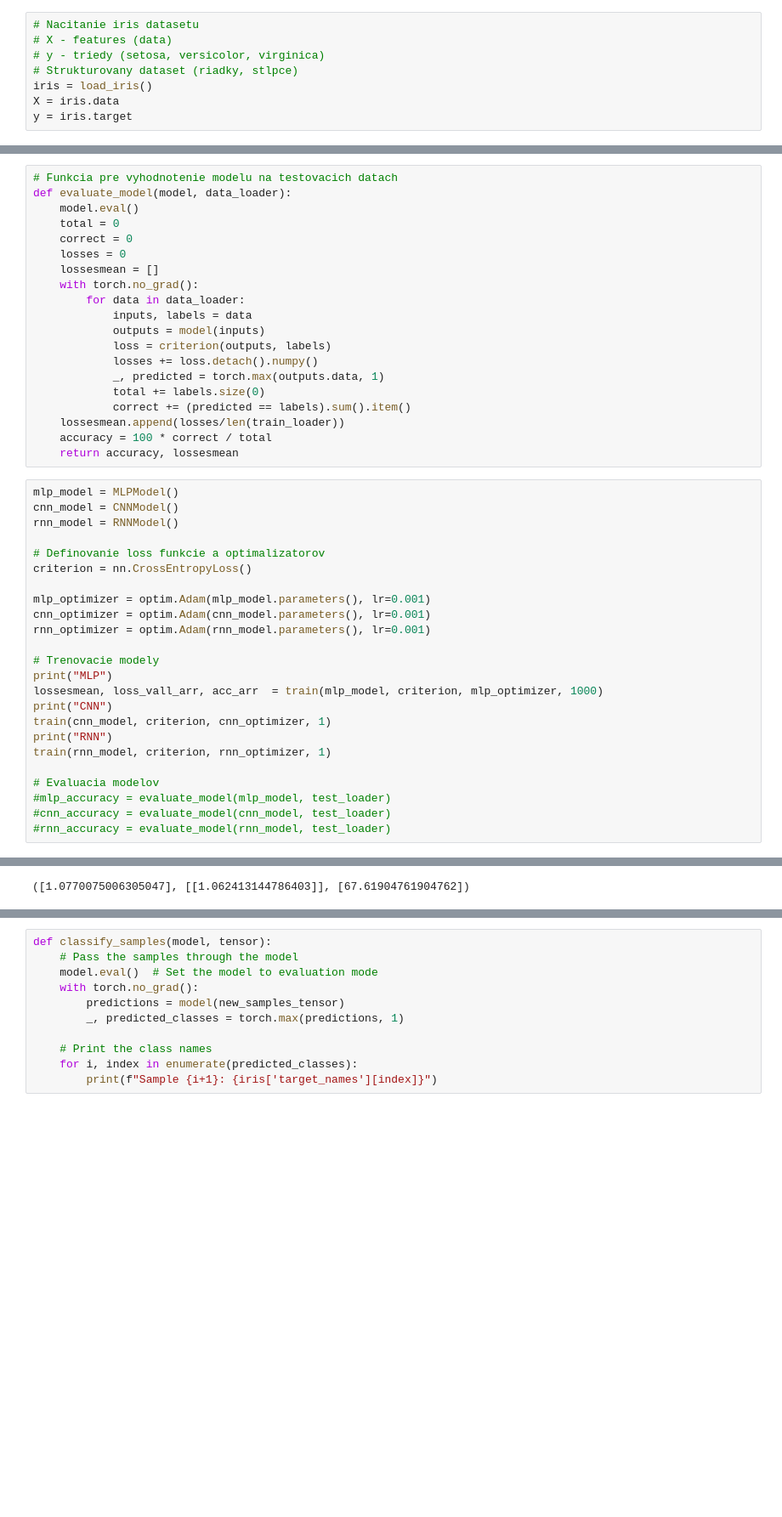
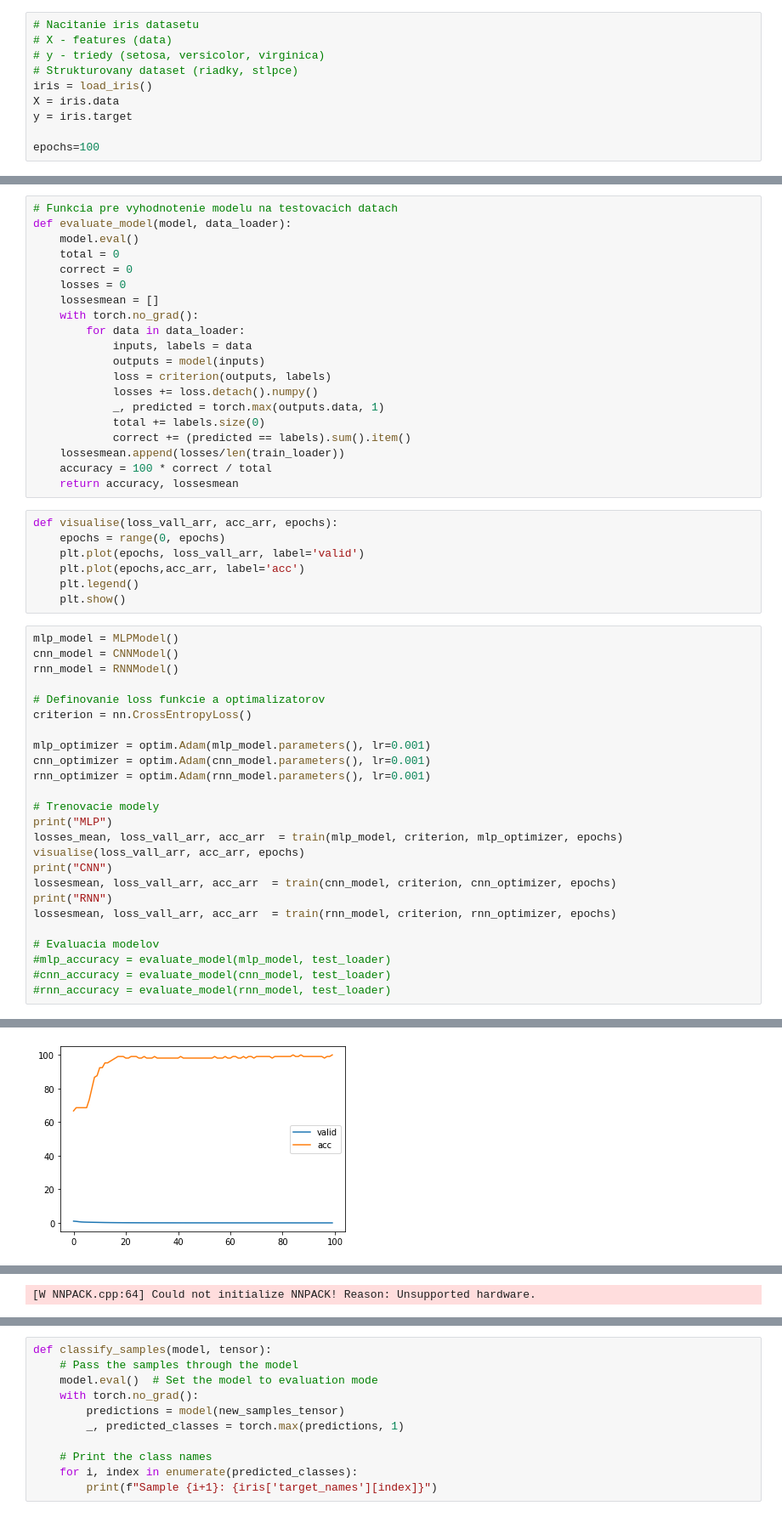
Before and after one commit to peterhubina/Iris-NeuralNetworks-Classification, a Jupyter notebook: zadanie_3.ipynb, the cells around one changed output, grey strips where cells are left out. Shown at 85% size. Drawn from its saved outputs; the diff is of its cells as text; blank space fills up the shorter version.

```diff
--- a/zadanie_3.ipynb
+++ b/zadanie_3.ipynb
@@ -17,6 +17,8 @@ import pandas as pd
 iris = load_iris()
 X = iris.data
 y = iris.target
+
+epochs=100
 # %%
 print("Dataset shape:", X.shape)
 print("Labels:", set(y))
@@ -208,6 +190,13 @@ def evaluate_model(model, data_loader):
     lossesmean.append(losses/len(train_loader))
     accuracy = 100 * correct / total
     return accuracy, lossesmean
+# %%
+def visualise(loss_vall_arr, acc_arr, epochs):
+    epochs = range(0, epochs)
+    plt.plot(epochs, loss_vall_arr, label='valid')
+    plt.plot(epochs,acc_arr, label='acc')
+    plt.legend()
+    plt.show()
 # %%
 mlp_model = MLPModel()
 cnn_model = CNNModel()
@@ -222,11 +211,12 @@ rnn_optimizer = optim.Adam(rnn_model.parameters(), lr=0.001)
 
 # Trenovacie modely
 print("MLP")
-lossesmean, loss_vall_arr, acc_arr  = train(mlp_model, criterion, mlp_optimizer, 1000)
+losses_mean, loss_vall_arr, acc_arr  = train(mlp_model, criterion, mlp_optimizer, epochs)
+visualise(loss_vall_arr, acc_arr, epochs)
 print("CNN")
-train(cnn_model, criterion, cnn_optimizer, 1)
+lossesmean, loss_vall_arr, acc_arr  = train(cnn_model, criterion, cnn_optimizer, epochs)
 print("RNN")
-train(rnn_model, criterion, rnn_optimizer, 1)
+lossesmean, loss_vall_arr, acc_arr  = train(rnn_model, criterion, rnn_optimizer, epochs)
 
 # Evaluacia modelov
 #mlp_accuracy = evaluate_model(mlp_model, test_loader)
@@ -252,0 +243 @@ Epoch 1, Loss: 0.9940532445907593
+[figure, added]
@@ -254 +247 @@ Epoch 1, Loss: 0.9940532445907593
-([1.0770075006305047], [[1.062413144786403]], [67.61904761904762])
+[W NNPACK.cpp:64] Could not initialize NNPACK! Reason: Unsupported hardware.
```
Also changed, not shown: parts of 10 cells of this notebook.
